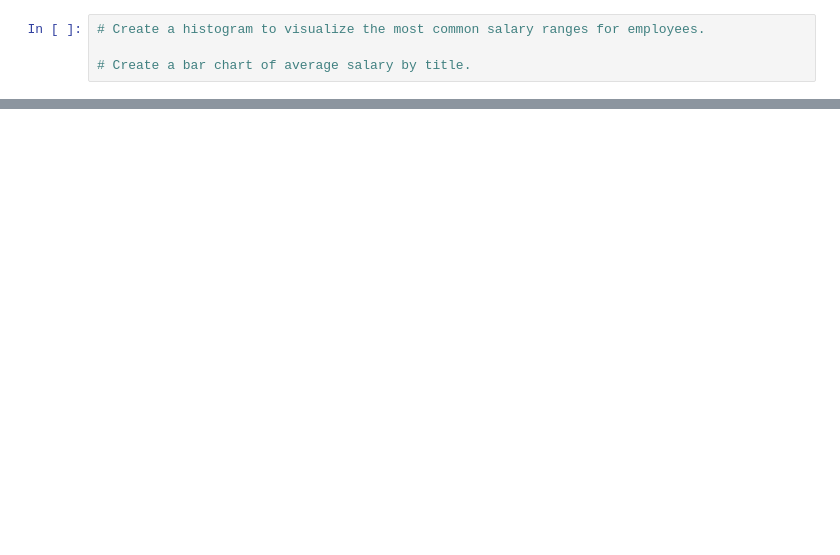
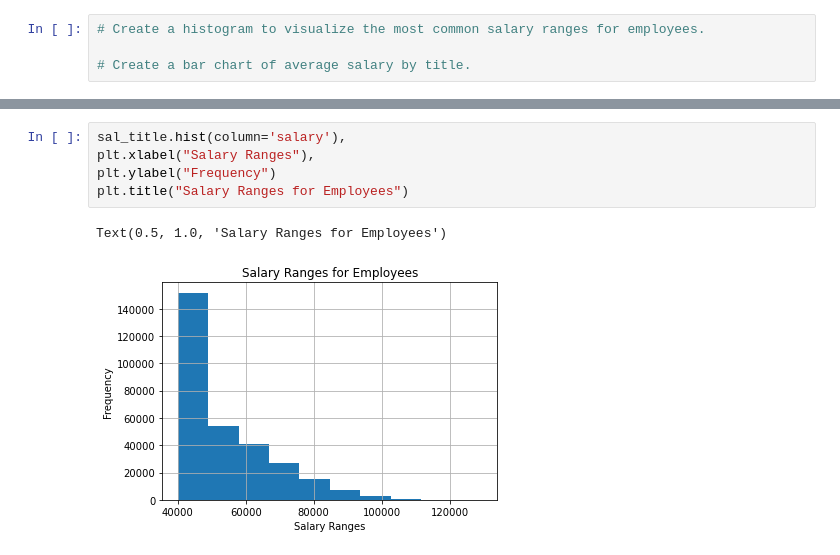
Before and after one commit to arerickson28/sql-challenge, a Jupyter notebook: Employee_SQL/SQL_challenge_bonus.ipynb, the cells around one changed output, grey strips where cells are left out. Drawn from its saved outputs; the diff is of its cells as text; blank space fills up the shorter version.

```diff
--- a/Employee_SQL/SQL_challenge_bonus.ipynb
+++ b/Employee_SQL/SQL_challenge_bonus.ipynb
@@ -66,0 +83,8 @@ data.head()
+# %%
+sal_title.hist(column='salary'),
+plt.xlabel("Salary Ranges"),
+plt.ylabel("Frequency")
+plt.title("Salary Ranges for Employees")
+# %% [output]
+Text(0.5, 1.0, 'Salary Ranges for Employees')
+[figure, added]
```
Also changed, not shown: parts of 14 cells of this notebook, 3 other files.
